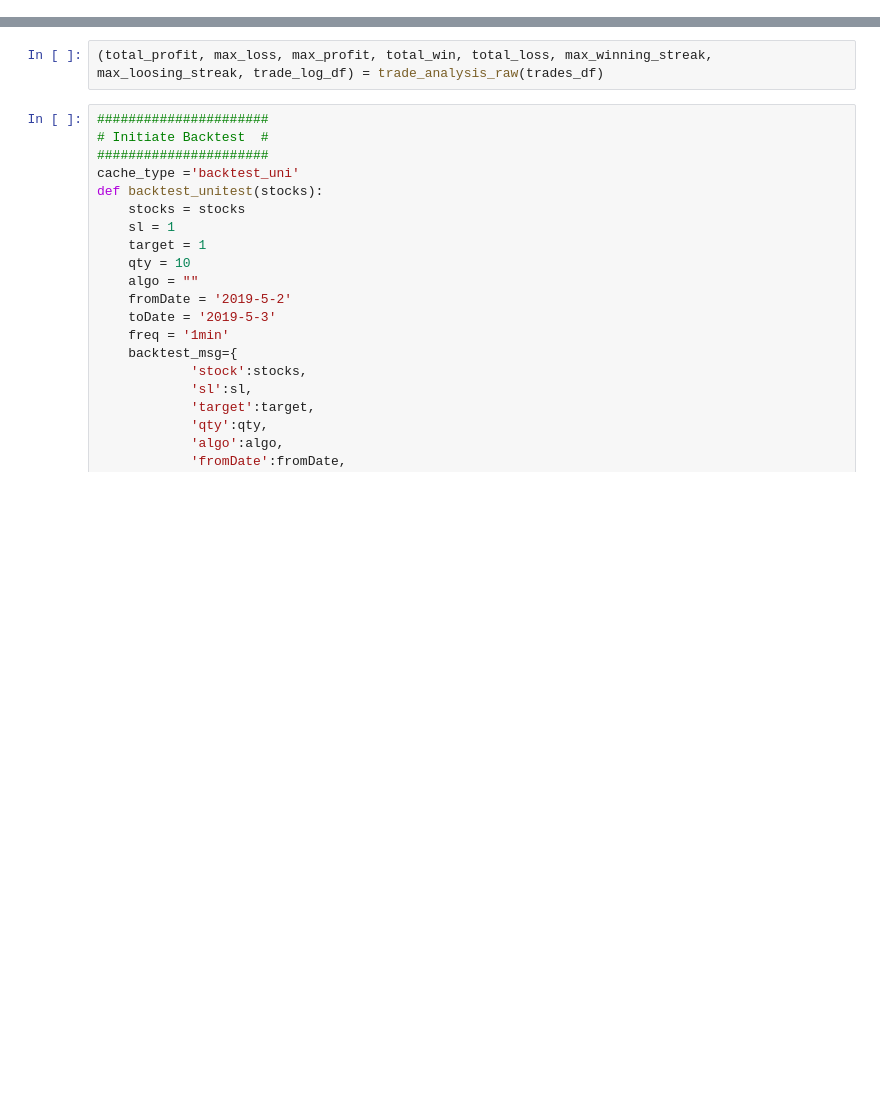
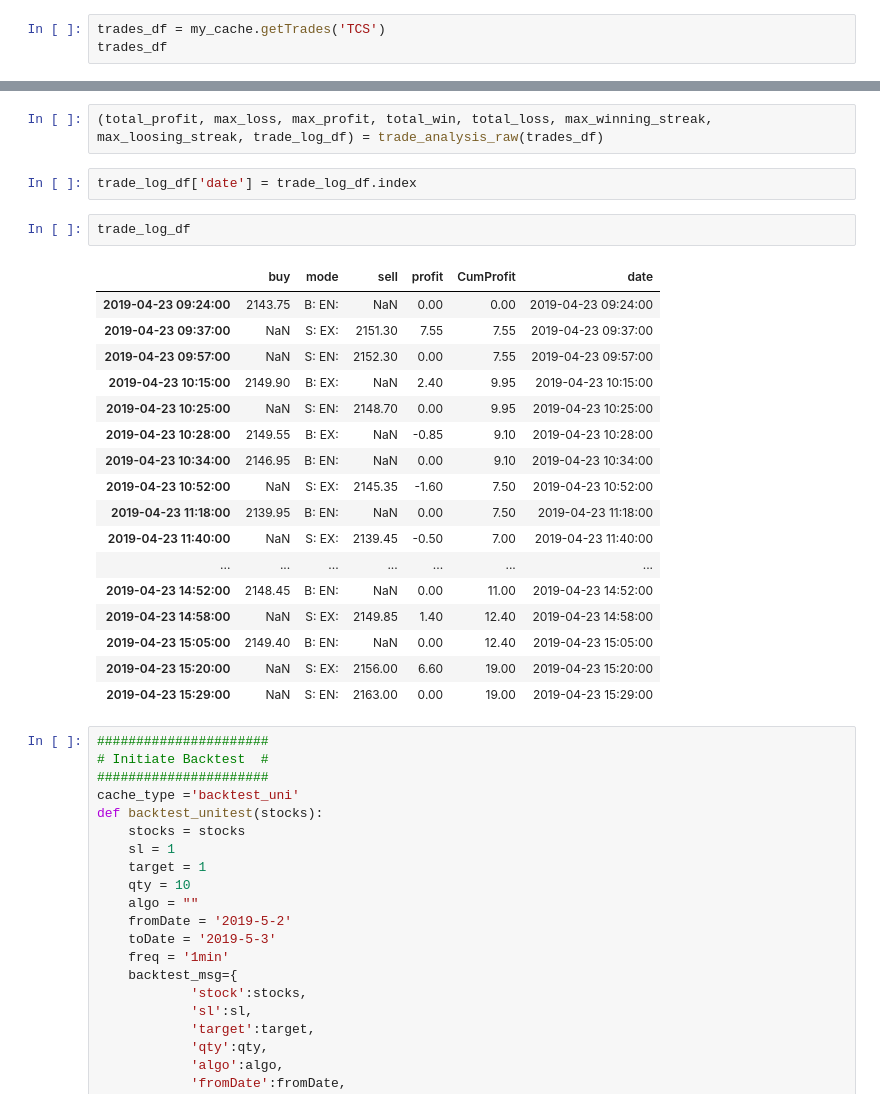
Before and after one commit to suhansaha/algotrader, a Jupyter notebook: src/freedom_v2_unit_test.ipynb, the cells around one changed output, grey strips where cells are left out. Saved outputs shown, nothing was run; the diff lists cells and outputs as text; blank space fills up the shorter version.

Commit message:
fixes: added date in trade summary

```diff
--- a/src/freedom_v2_unit_test.ipynb
+++ b/src/freedom_v2_unit_test.ipynb
@@ -34,0 +33,3 @@ trades_df = my_cache.getOHLC('WIPRO')
+# %%
+trades_df = my_cache.getTrades('TCS')
+trades_df
@@ -52,6 +71,28 @@ trades_df['sell'].map("{:.02f}".format)
 Name: sell, dtype: object
 # %%
 (total_profit, max_loss, max_profit, total_win, total_loss, max_winning_streak, max_loosing_streak, trade_log_df) = trade_analysis_raw(trades_df)
+# %%
+trade_log_df['date'] = trade_log_df.index
+# %%
+trade_log_df
+# %% [output]
+|  | buy | mode | sell | profit | CumProfit | date |
+| 2019-04-23 09:24:00 | 2143.75 | B: EN: | NaN | 0.00 | 0.00 | 2019-04-23 09:24:00 |
+| 2019-04-23 09:37:00 | NaN | S: EX: | 2151.30 | 7.55 | 7.55 | 2019-04-23 09:37:00 |
+| 2019-04-23 09:57:00 | NaN | S: EN: | 2152.30 | 0.00 | 7.55 | 2019-04-23 09:57:00 |
+| 2019-04-23 10:15:00 | 2149.90 | B: EX: | NaN | 2.40 | 9.95 | 2019-04-23 10:15:00 |
+| 2019-04-23 10:25:00 | NaN | S: EN: | 2148.70 | 0.00 | 9.95 | 2019-04-23 10:25:00 |
+| 2019-04-23 10:28:00 | 2149.55 | B: EX: | NaN | -0.85 | 9.10 | 2019-04-23 10:28:00 |
+| 2019-04-23 10:34:00 | 2146.95 | B: EN: | NaN | 0.00 | 9.10 | 2019-04-23 10:34:00 |
+| 2019-04-23 10:52:00 | NaN | S: EX: | 2145.35 | -1.60 | 7.50 | 2019-04-23 10:52:00 |
+| 2019-04-23 11:18:00 | 2139.95 | B: EN: | NaN | 0.00 | 7.50 | 2019-04-23 11:18:00 |
+| 2019-04-23 11:40:00 | NaN | S: EX: | 2139.45 | -0.50 | 7.00 | 2019-04-23 11:40:00 |
+| ... | ... | ... | ... | ... | ... | ... |
+| 2019-04-23 14:52:00 | 2148.45 | B: EN: | NaN | 0.00 | 11.00 | 2019-04-23 14:52:00 |
+| 2019-04-23 14:58:00 | NaN | S: EX: | 2149.85 | 1.40 | 12.40 | 2019-04-23 14:58:00 |
+| 2019-04-23 15:05:00 | 2149.40 | B: EN: | NaN | 0.00 | 12.40 | 2019-04-23 15:05:00 |
+| 2019-04-23 15:20:00 | NaN | S: EX: | 2156.00 | 6.60 | 19.00 | 2019-04-23 15:20:00 |
+| 2019-04-23 15:29:00 | NaN | S: EN: | 2163.00 | 0.00 | 19.00 | 2019-04-23 15:29:00 |
 # %%
 ######################
 # Initiate Backtest  #
```
Also changed, not shown: parts of 3 cells of this notebook, 1 other file.
